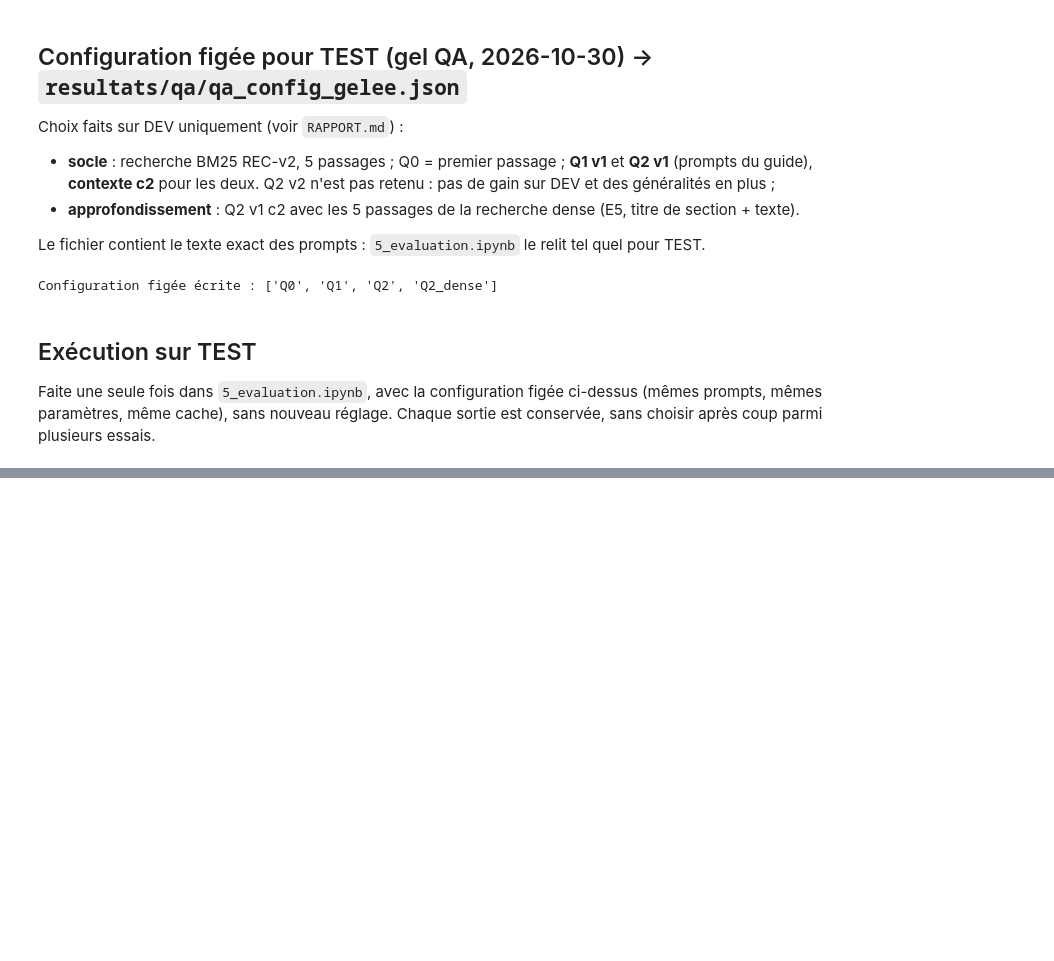
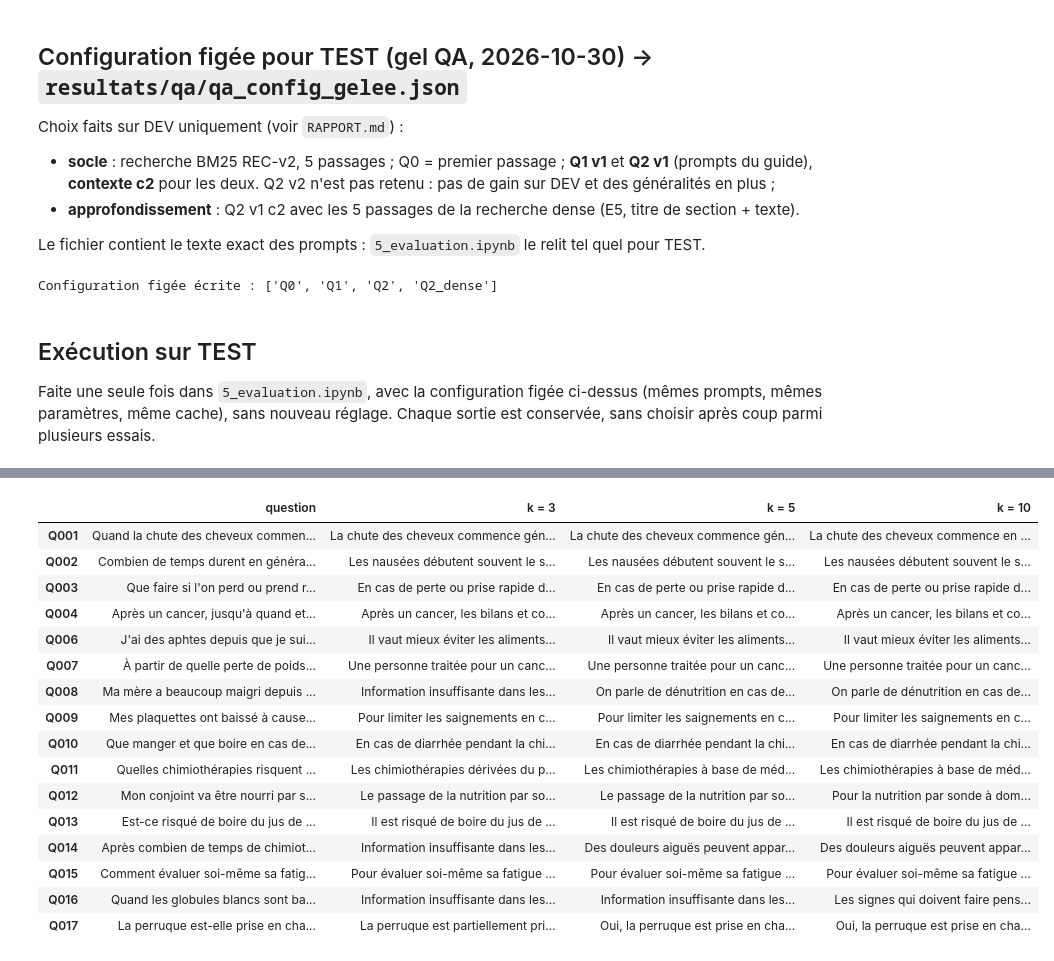
Before and after one commit to yam89421/NLP-SANTE-BC5CDR, a Jupyter notebook: notebooks/4.2_llm_q1_q2.ipynb, the cells around one changed output, grey strips where cells are left out. Cells and saved outputs as stored; diff of their text form; code cells hidden in the pictures; blank space fills up the shorter version.

```diff
--- a/notebooks/4.2_llm_q1_q2.ipynb
+++ b/notebooks/4.2_llm_q1_q2.ipynb
@@ -336,0 +417,30 @@ paramètres, même cache), sans nouveau réglage. Chaque sortie est conservée,
+# %%
+# Q2 v1 c2 avec k passages ; k = 5 redonne exactement les réponses de la configuration figée (cache).
+q2_k = {}
+for k in NB_PASSAGES:
+    source = {i: {"recherche": f"{q0[i]['recherche']}, k = {k}",
+                  "passages_retrouves": [{"passage_id": pid, "rang": r} for r, pid in enumerate(top[:k], start=1)]}
+              for i, top in classement_dev.items()}
+    q2_k[k] = executer("Q2", "v1", "c2", dev, source=source)
+fige = [l["reponse"] for l in map(json.loads, (RES / "predictions_llm_dev.jsonl").read_text(encoding="utf-8").splitlines())
+        if (l["prompt_version"], l["contexte_version"]) == ("q2_v1", "c2")]
+assert [l["reponse"] for l in q2_k[5]] == fige
+with open(RES / "predictions_llm_dev_nb_passages.jsonl", "w", encoding="utf-8") as f:
+    for k in (3, 10):
+        for l in q2_k[k]:
+            f.write(json.dumps({**l, "nb_passages": k}, ensure_ascii=False) + "\n")
+for k, lignes in q2_k.items():
+    print(f"k = {k} : échecs {sum(bool(l['echec']) for l in lignes)}, tokens {sum(l['tokens_prompt'] or 0 for l in lignes)} + "
+          f"{sum(l['tokens_reponse'] or 0 for l in lignes)}, origine {pd.Series([l['origine'] for l in lignes]).value_counts().to_dict()}")
+
+reponds = {q["question_id"]: q["answerable"] for q in dev}
+diag_k = pd.DataFrame([{"k": k, "avec_reponse": reponds[l["question_id"]], **diagnostiquer(l["reponse"], l["passages_transmis"])}
+                       for k, lignes in q2_k.items() for l in lignes])
+controles_k = diag_k.groupby("k").apply(lambda d: pd.Series({
+    "abstentions correctes (/4)": int((d.abstention & ~d.avec_reponse).sum()),
+    "phrase d'abstention sur questions avec réponse (/16)": int((d.abstention & d.avec_reponse).sum()),
+    "citations inventées": int(d.citations_inventees.map(len).sum())}), include_groups=False)
+scores_k = pd.DataFrame({k: scores_reponses(l, {q["question_id"]: q for q in dev}) for k, l in q2_k.items()}).T.drop(columns="signature BLEU")
+tableau_k = controles_k.join(scores_k).rename_axis("passages transmis")
+tableau_k.to_csv(RES / "llm_dev_nb_passages.csv")
+tableau_k
@@ -336,0 +456,24 @@ paramètres, même cache), sans nouveau réglage. Chaque sortie est conservée,
+# %%
+# Réponses qui changent selon k (lecture humaine).
+pd.set_option("display.max_colwidth", None)
+cote_k = pd.DataFrame({"question": [q["question"] for q in dev], **{f"k = {k}": [l["reponse"] for l in q2_k[k]] for k in NB_PASSAGES}},
+                      index=[q["question_id"] for q in dev])
+cote_k[cote_k[["k = 3", "k = 5", "k = 10"]].nunique(axis=1) > 1]
+# %% [output]
+|  | question | k = 3 | k = 5 | k = 10 |
+| Q001 | Quand la chute des cheveux commen... | La chute des cheveux commence gén... | La chute des cheveux commence gén... | La chute des cheveux commence en ... |
+| Q002 | Combien de temps durent en généra... | Les nausées débutent souvent le s... | Les nausées débutent souvent le s... | Les nausées débutent souvent le s... |
+| Q003 | Que faire si l'on perd ou prend r... | En cas de perte ou prise rapide d... | En cas de perte ou prise rapide d... | En cas de perte ou prise rapide d... |
+| Q004 | Après un cancer, jusqu'à quand et... | Après un cancer, les bilans et co... | Après un cancer, les bilans et co... | Après un cancer, les bilans et co... |
+| Q006 | J'ai des aphtes depuis que je sui... | Il vaut mieux éviter les aliments... | Il vaut mieux éviter les aliments... | Il vaut mieux éviter les aliments... |
+| Q007 | À partir de quelle perte de poids... | Une personne traitée pour un canc... | Une personne traitée pour un canc... | Une personne traitée pour un canc... |
+| Q008 | Ma mère a beaucoup maigri depuis ... | Information insuffisante dans les... | On parle de dénutrition en cas de... | On parle de dénutrition en cas de... |
+| Q009 | Mes plaquettes ont baissé à cause... | Pour limiter les saignements en c... | Pour limiter les saignements en c... | Pour limiter les saignements en c... |
+| Q010 | Que manger et que boire en cas de... | En cas de diarrhée pendant la chi... | En cas de diarrhée pendant la chi... | En cas de diarrhée pendant la chi... |
+| Q011 | Quelles chimiothérapies risquent ... | Les chimiothérapies dérivées du p... | Les chimiothérapies à base de méd... | Les chimiothérapies à base de méd... |
+| Q012 | Mon conjoint va être nourri par s... | Le passage de la nutrition par so... | Le passage de la nutrition par so... | Pour la nutrition par sonde à dom... |
+| Q013 | Est-ce risqué de boire du jus de ... | Il est risqué de boire du jus de ... | Il est risqué de boire du jus de ... | Il est risqué de boire du jus de ... |
+| Q014 | Après combien de temps de chimiot... | Information insuffisante dans les... | Des douleurs aiguës peuvent appar... | Des douleurs aiguës peuvent appar... |
+| Q015 | Comment évaluer soi-même sa fatig... | Pour évaluer soi-même sa fatigue ... | Pour évaluer soi-même sa fatigue ... | Pour évaluer soi-même sa fatigue ... |
+| Q016 | Quand les globules blancs sont ba... | Information insuffisante dans les... | Information insuffisante dans les... | Les signes qui doivent faire pens... |
+| Q017 | La perruque est-elle prise en cha... | La perruque est partiellement pri... | Oui, la perruque est prise en cha... | Oui, la perruque est prise en cha... |
```
Also changed, not shown: parts of 7 cells of this notebook, 30 other files.
